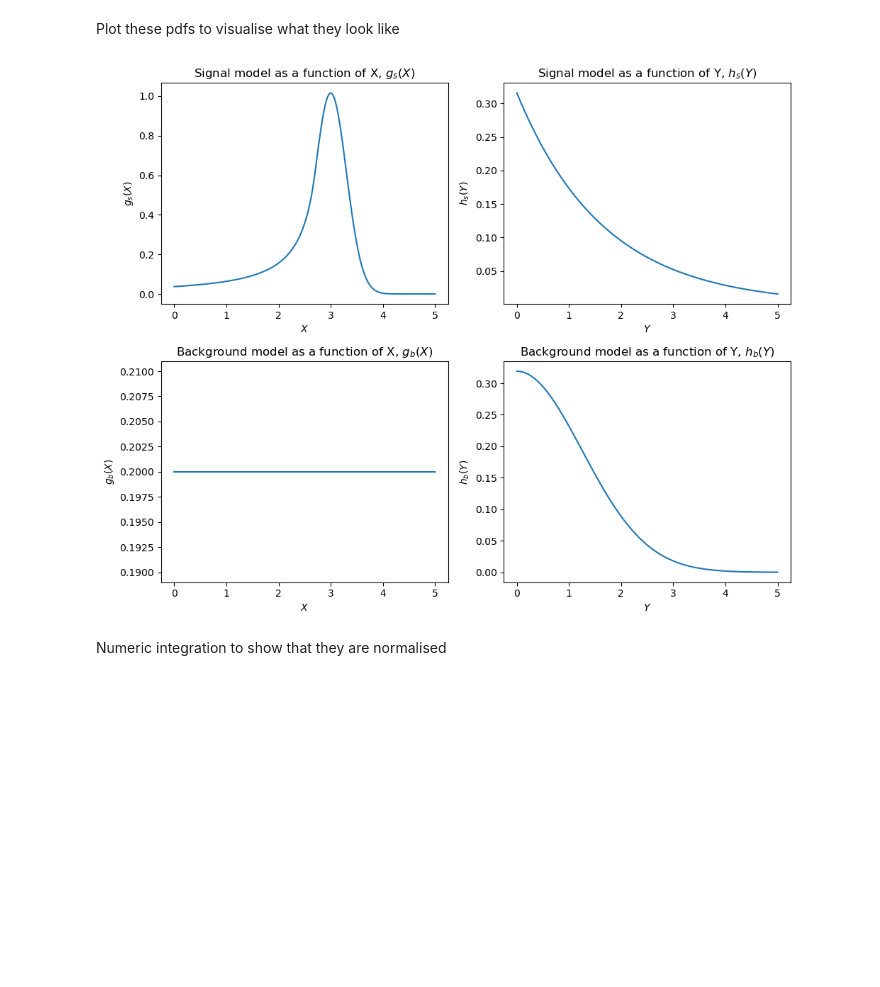
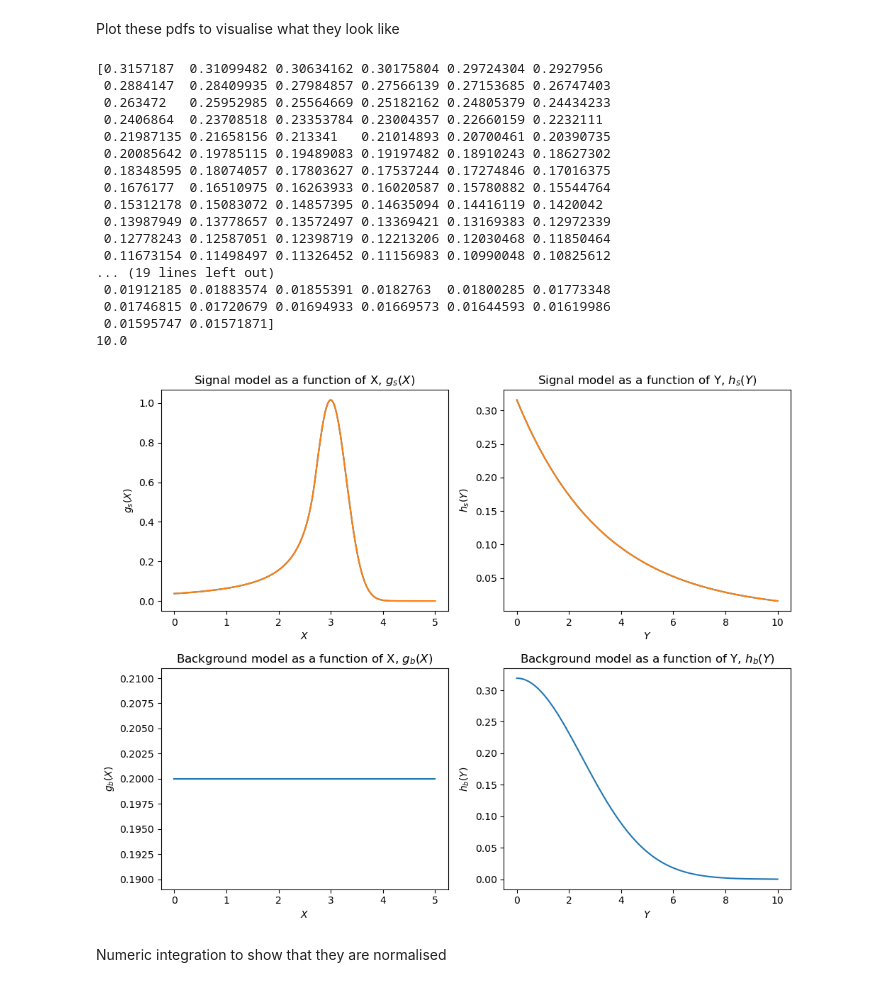
Before and after one commit to elizabethsztan/DIS_S1, a Jupyter notebook: notebook.ipynb, the cells around one changed output. Saved outputs shown, nothing was run; the diff lists cells and outputs as text; code cells hidden in the pictures; blank space fills up the shorter version.

```diff
--- a/notebook.ipynb
+++ b/notebook.ipynb
@@ -45,37 +150,59 @@ Plot these pdfs to visualise what they look like
 # %%
 # Create a 2x2 grid of plots
 fig, ax = plt.subplots(2, 2, figsize=(10, 8))
 
 x = np.linspace(0, 5, 200)
 y = np.linspace(0, 10, 200)
 
 #plot the signal for X
 ax[0,0].plot(x, g_s(x))
+
+ax[0,0].plot(x, np.array([g_s_nb(x_val, beta, m, mu, sigma, X_llim, X_ulim) for x_val in x]))
 ax[0,0].set_title(r'Signal model as a function of X, $g_s(X)$')
 ax[0,0].set_ylabel(r'$g_s(X)$')
 ax[0,0].set_xlabel(r'$X$')
 
 #plot the signal for Y
-ax[0,1].plot(x, h_s(y))
+ax[0,1].plot(y, np.array([h_s_nb(y_val, lmbda, Y_llim, Y_ulim) for y_val in y]))
+ax[0,1].plot(y, h_s(y))
 ax[0,1].set_title(r'Signal model as a function of Y, $h_s(Y)$')
 ax[0,1].set_ylabel(r'$h_s(Y)$')
 ax[0,1].set_xlabel(r'$Y$')
+print(np.array([h_s_nb(y_val, lmbda, Y_llim, Y_ulim) for y_val in y]))
+print(y[-1])
 
 #plot the background for X
-ax[1,0].plot(x, g_b(x))
+ax[1,0].plot(x, np.array([g_b_nb(x_val, X_llim, X_ulim) for x_val in x]))
 ax[1,0].set_title(r'Background model as a function of X, $g_b(X)$')
 ax[1,0].set_ylabel(r'$g_b(X)$')
 ax[1,0].set_xlabel(r'$X$')
 
 #plot the background for Y
-ax[1,1].plot(x, h_b(y))
+ax[1,1].plot(y, np.array([h_b_nb(y_val, mu_b, sigma_b, Y_llim, Y_ulim) for y_val in y]))
 ax[1,1].set_title(r'Background model as a function of Y, $h_b(Y)$')
 ax[1,1].set_ylabel(r'$h_b(Y)$')
 ax[1,1].set_xlabel(r'$Y$')
 
 plt.tight_layout()
 # %% [output]
+[0.3157187  0.31099482 0.30634162 0.30175804 0.29724304 0.2927956
+ 0.2884147  0.28409935 0.27984857 0.27566139 0.27153685 0.26747403
+ 0.263472   0.25952985 0.25564669 0.25182162 0.24805379 0.24434233
+ 0.2406864  0.23708518 0.23353784 0.23004357 0.22660159 0.2232111
+ 0.21987135 0.21658156 0.213341   0.21014893 0.20700461 0.20390735
+ 0.20085642 0.19785115 0.19489083 0.19197482 0.18910243 0.18627302
+ 0.18348595 0.18074057 0.17803627 0.17537244 0.17274846 0.17016375
+ 0.1676177  0.16510975 0.16263933 0.16020587 0.15780882 0.15544764
+ 0.15312178 0.15083072 0.14857395 0.14635094 0.14416119 0.1420042
+ 0.13987949 0.13778657 0.13572497 0.13369421 0.13169383 0.12972339
+ 0.12778243 0.12587051 0.12398719 0.12213206 0.12030468 0.11850464
+ 0.11673154 0.11498497 0.11326452 0.11156983 0.10990048 0.10825612
+... (19 lines left out)
+ 0.01912185 0.01883574 0.01855391 0.0182763  0.01800285 0.01773348
+ 0.01746815 0.01720679 0.01694933 0.01669573 0.01644593 0.01619986
+ 0.01595747 0.01571871]
+10.0
-[figure, old version]
+[figure, new version]
 # %% [markdown]
 Numeric integration to show that they are normalised
 # %%
```
Also changed, not shown: parts of 13 cells of this notebook.
